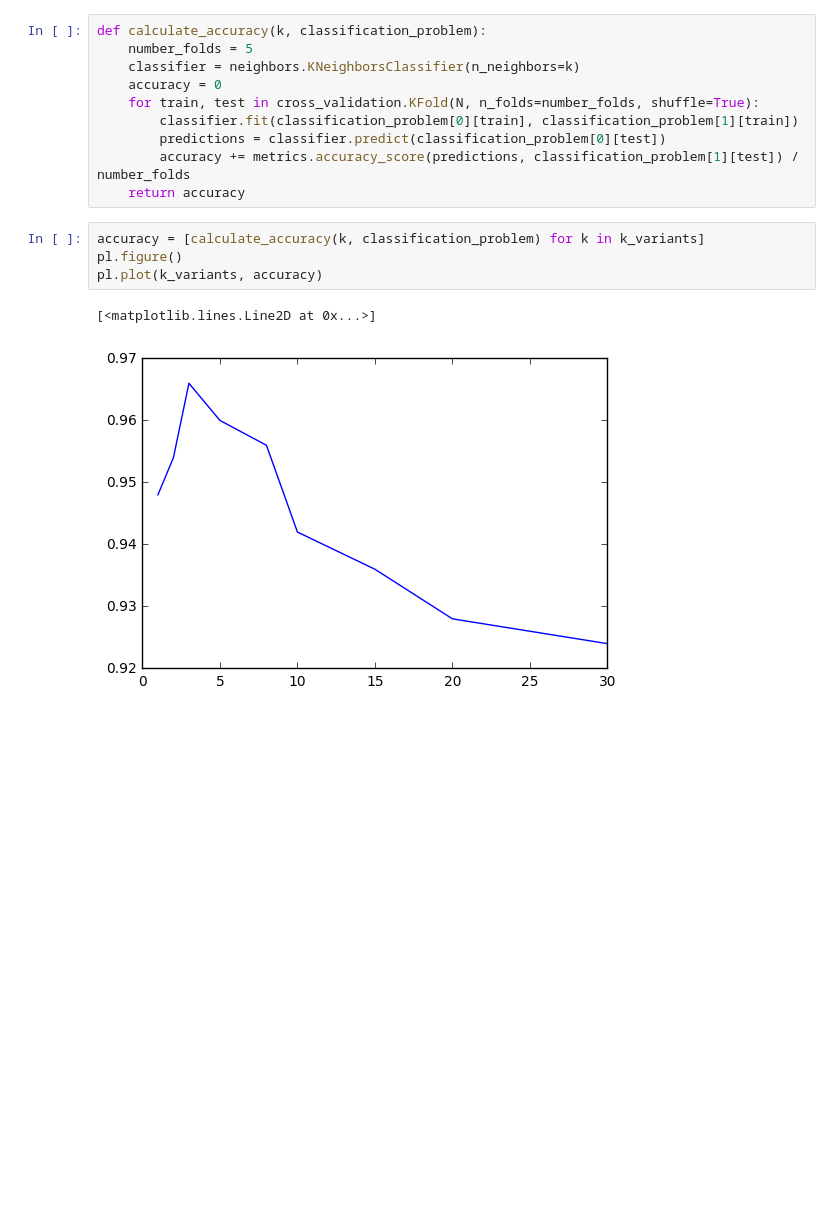
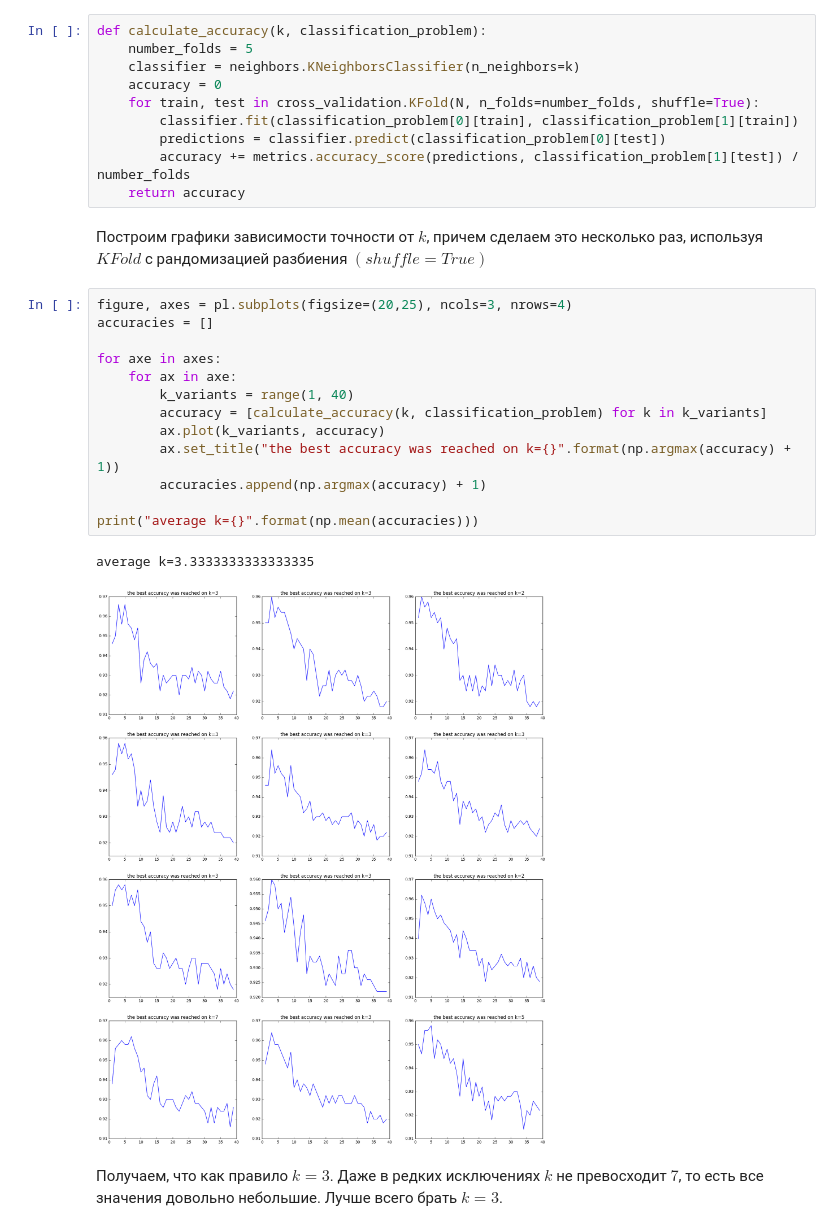
Before and after one commit to onaga1958/ml-hw, a Jupyter notebook: 1/kNN.ipynb, the cells around one changed output. Drawn from its saved outputs; the diff is of its cells as text; blank space fills up the shorter version.

```diff
--- a/1/kNN.ipynb
+++ b/1/kNN.ipynb
@@ -60,10 +60,23 @@ def calculate_accuracy(k, classification_problem):
         predictions = classifier.predict(classification_problem[0][test])
         accuracy += metrics.accuracy_score(predictions, classification_problem[1][test]) / number_folds
     return accuracy
-# %%
-accuracy = [calculate_accuracy(k, classification_problem) for k in k_variants]
-pl.figure()
-pl.plot(k_variants, accuracy)
-# %% [output]
-[<matplotlib.lines.Line2D at 0x...>]
-[figure, removed]
+# %% [markdown]
+Построим графики зависимости точности от $k$, причем сделаем это несколько раз, используя $KFold$ с рандомизацией разбиения $(shuffle=True)$
+# %%
+figure, axes = pl.subplots(figsize=(20,25), ncols=3, nrows=4)
+accuracies = []
+
+for axe in axes:
+    for ax in axe:
+        k_variants = range(1, 40)
+        accuracy = [calculate_accuracy(k, classification_problem) for k in k_variants]
+        ax.plot(k_variants, accuracy)
+        ax.set_title("the best accuracy was reached on k={}".format(np.argmax(accuracy) + 1))
+        accuracies.append(np.argmax(accuracy) + 1)
+
+print("average k={}".format(np.mean(accuracies)))
+# %% [output]
+average k=3.3333333333333335
+[figure, added]
+# %% [markdown]
+Получаем, что как правило $k=3$. Даже в редких исключениях $k$ не превосходит $7$, то есть все значения довольно небольшие. Лучше всего брать $k=3$.
```
Also changed, not shown: 1 other file.
